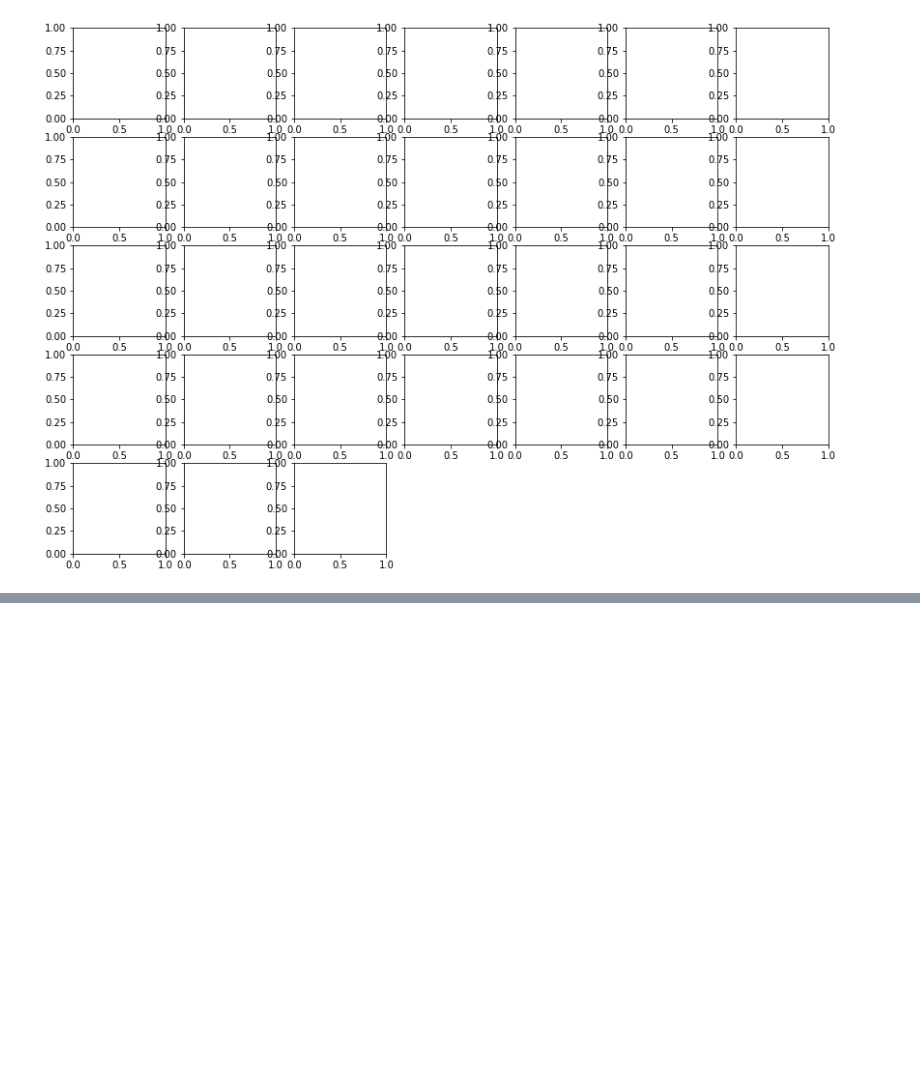
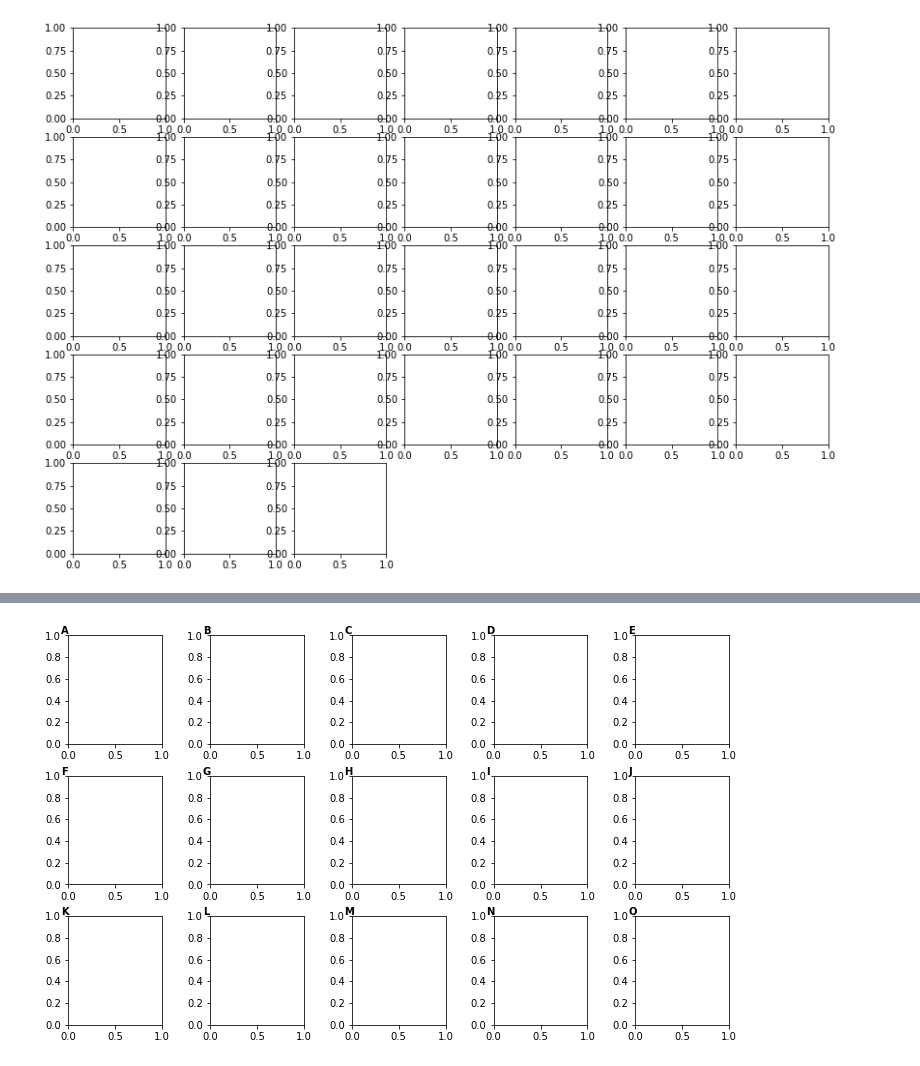
Before and after one commit to gregparkes/turbopanda, a Jupyter notebook: examples/gridplot.ipynb, the cells around one changed output, grey strips where cells are left out. Saved outputs shown, nothing was run; the diff lists cells and outputs as text; code cells hidden in the pictures; blank space fills up the shorter version.

```diff
--- a/examples/gridplot.ipynb
+++ b/examples/gridplot.ipynb
@@ -196,0 +203,4 @@ fig, axes = turb.plot.gridplot(31, arrange='column')
+# %%
+fig, axes = turb.plot.gridplot(15, arrange='column', annotate_labels=True)
+# %% [output]
+[figure, added]
```
Also changed, not shown: parts of 4 cells of this notebook, 34 other files.
